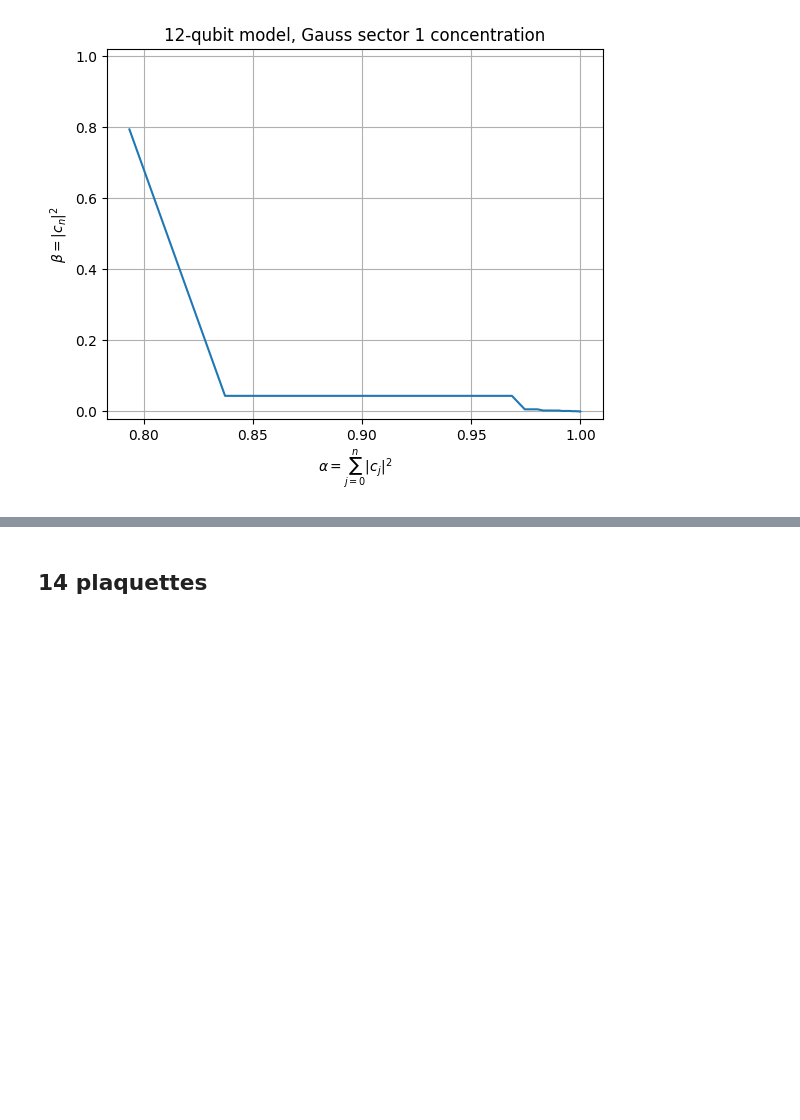
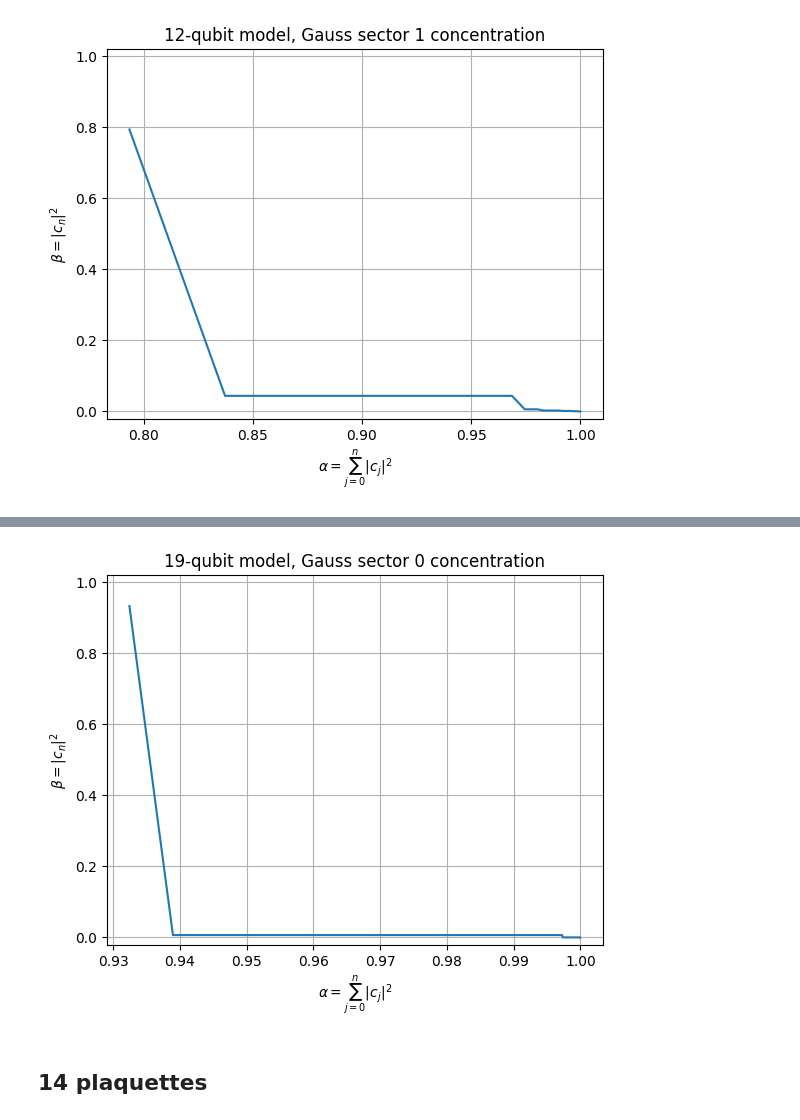
Before and after one commit to UTokyo-ICEPP/heavyhex-qft, a Jupyter notebook: notebooks/triangular_z2.ipynb, the cells around one changed output, grey strips where cells are left out. Saved outputs shown, nothing was run; the diff lists cells and outputs as text; code cells hidden in the pictures; blank space fills up the shorter version.

```diff
--- a/notebooks/triangular_z2.ipynb
+++ b/notebooks/triangular_z2.ipynb
@@ -185,3 +239,12 @@ plt.grid(True)
+# %%
+plt.plot(gs_cumul, sorted_prob)
+plt.title('19-qubit model, Gauss sector 0 concentration')
+plt.xlabel(r'$\alpha = \sum_{j=0}^{n} |c_j|^2$')
+plt.ylabel(r'$\beta = |c_n|^2$')
+plt.ylim(-0.02, 1.02)
+plt.grid(True)
+# %% [output]
+[figure, added]
 # %% [markdown]
 ## 14 plaquettes
 # %%
```
Also changed, not shown: parts of 13 cells of this notebook.
